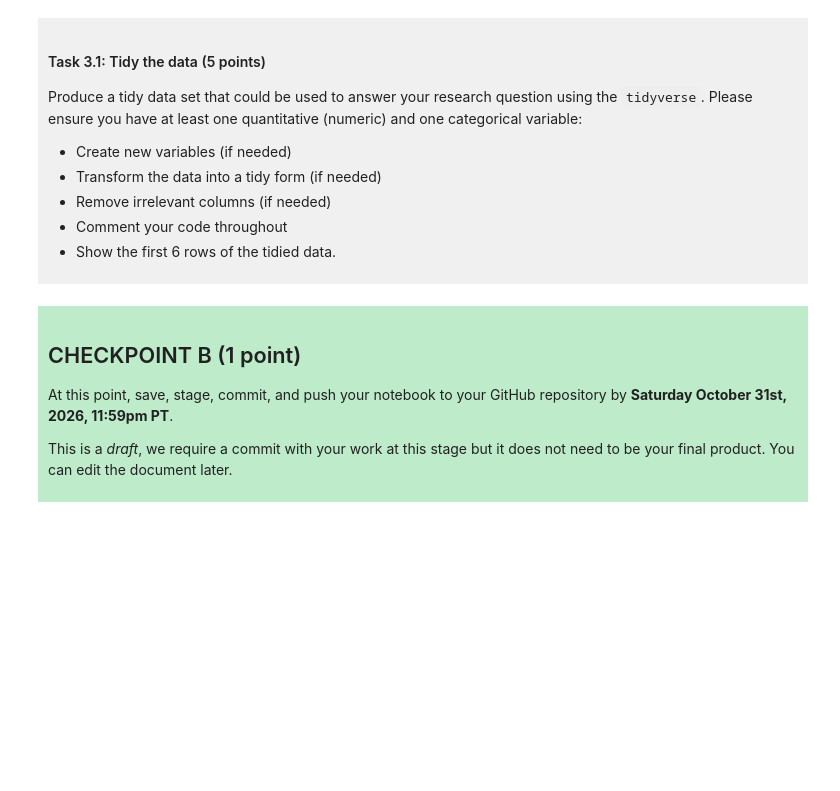
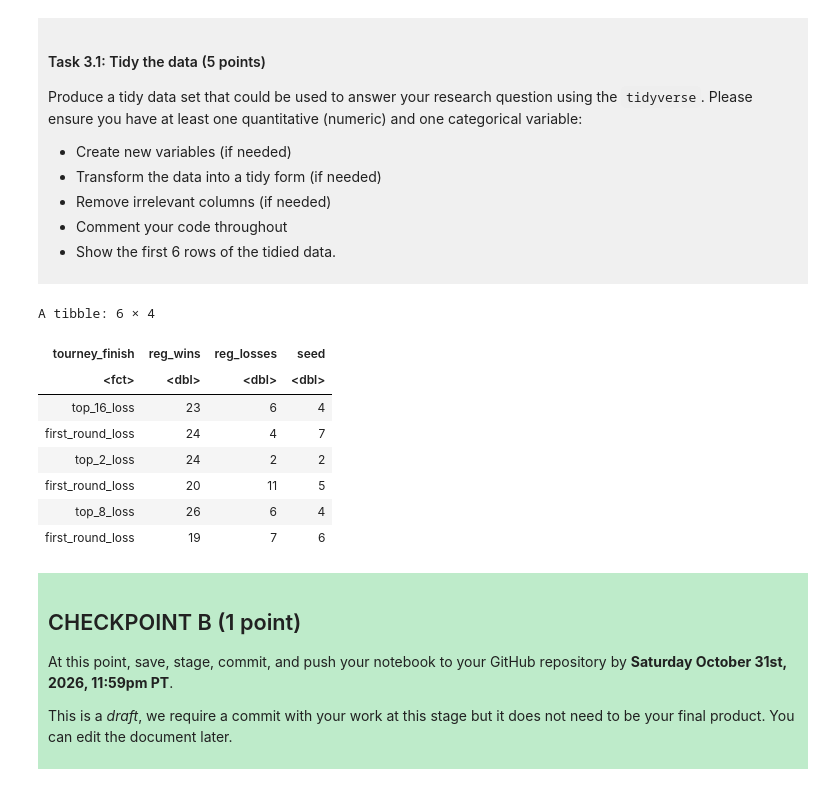
Before and after one commit to amberdiingus/dsci-100-project-amber-cheong, a Jupyter notebook: dsci-100-project-notebook.ipynb, the cells around one changed output. Cells and saved outputs as stored; diff of their text form; code cells hidden in the pictures; blank space fills up the shorter version.

```diff
--- a/dsci-100-project-notebook.ipynb
+++ b/dsci-100-project-notebook.ipynb
@@ -189,7 +219,28 @@ Produce a tidy data set that could be used to answer your research question usin
 
 </div>
 # %%
-### EDIT THIS CODE CELL ###
+#tidy dataset with target and predictor variables
+bball_tidy <- data |>
+    select(tourney_finish, reg_wins, reg_losses, seed) |>
+
+#remove rows where tournament finish is missing
+    filter(!is.na(tourney_finish)) |>
+
+#convert the target variable into a factor for classifying
+    mutate(tourney_finish = as.factor(tourney_finish))
+
+#first 6 rows of tidied data set
+head(bball_tidy)
+# %% [output]
+A tibble: 6 × 4
+| tourney_finish | reg_wins | reg_losses | seed |
+| <fct> | <dbl> | <dbl> | <dbl> |
+| top_16_loss | 23 | 6 | 4 |
+| first_round_loss | 24 | 4 | 7 |
+| top_2_loss | 24 | 2 | 2 |
+| first_round_loss | 20 | 11 | 5 |
+| top_8_loss | 26 | 6 | 4 |
+| first_round_loss | 19 | 7 | 6 |
 # %% [markdown]
 <div style="background-color: #beebca; padding: 10px;">
 
```
Also changed, not shown: parts of 3 cells of this notebook.
